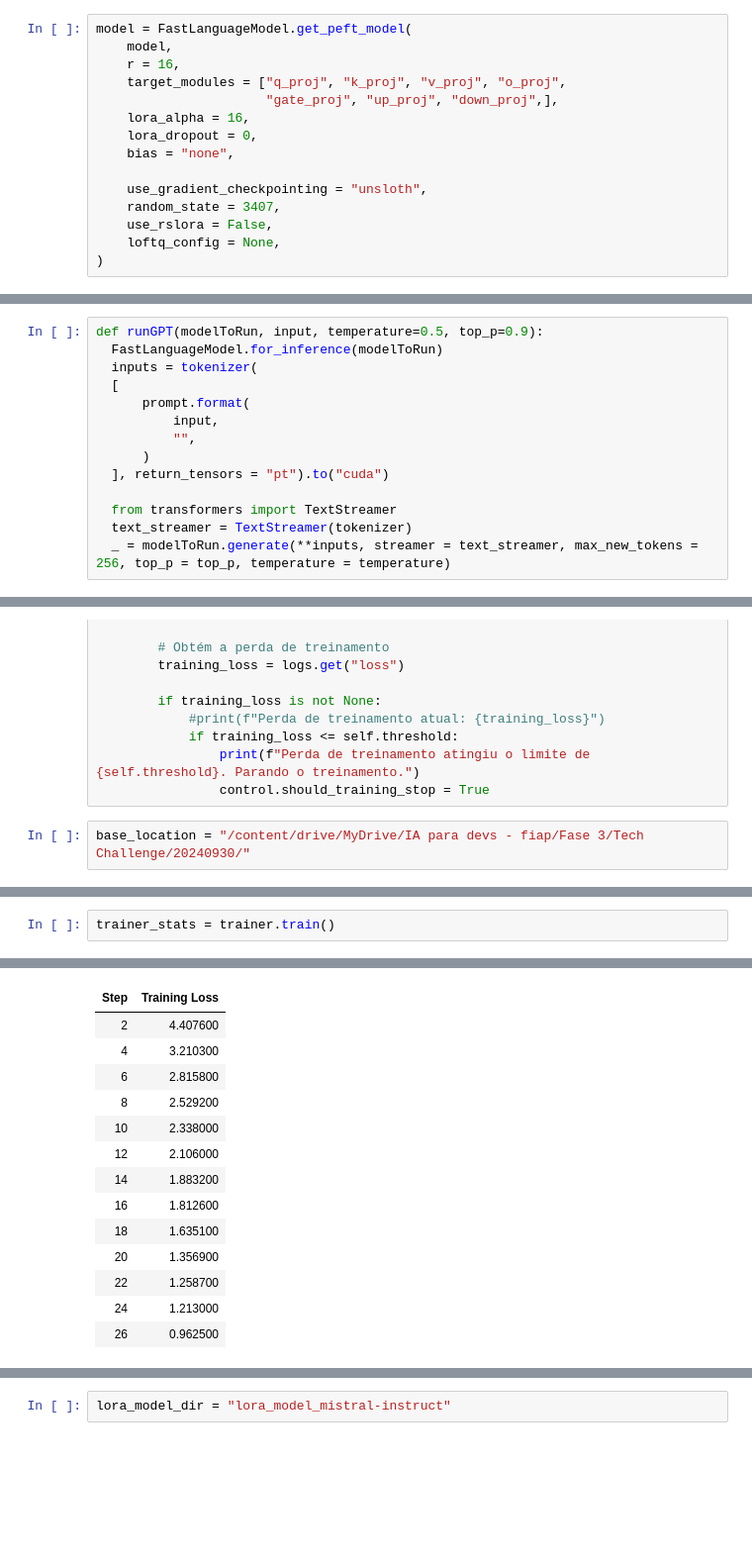
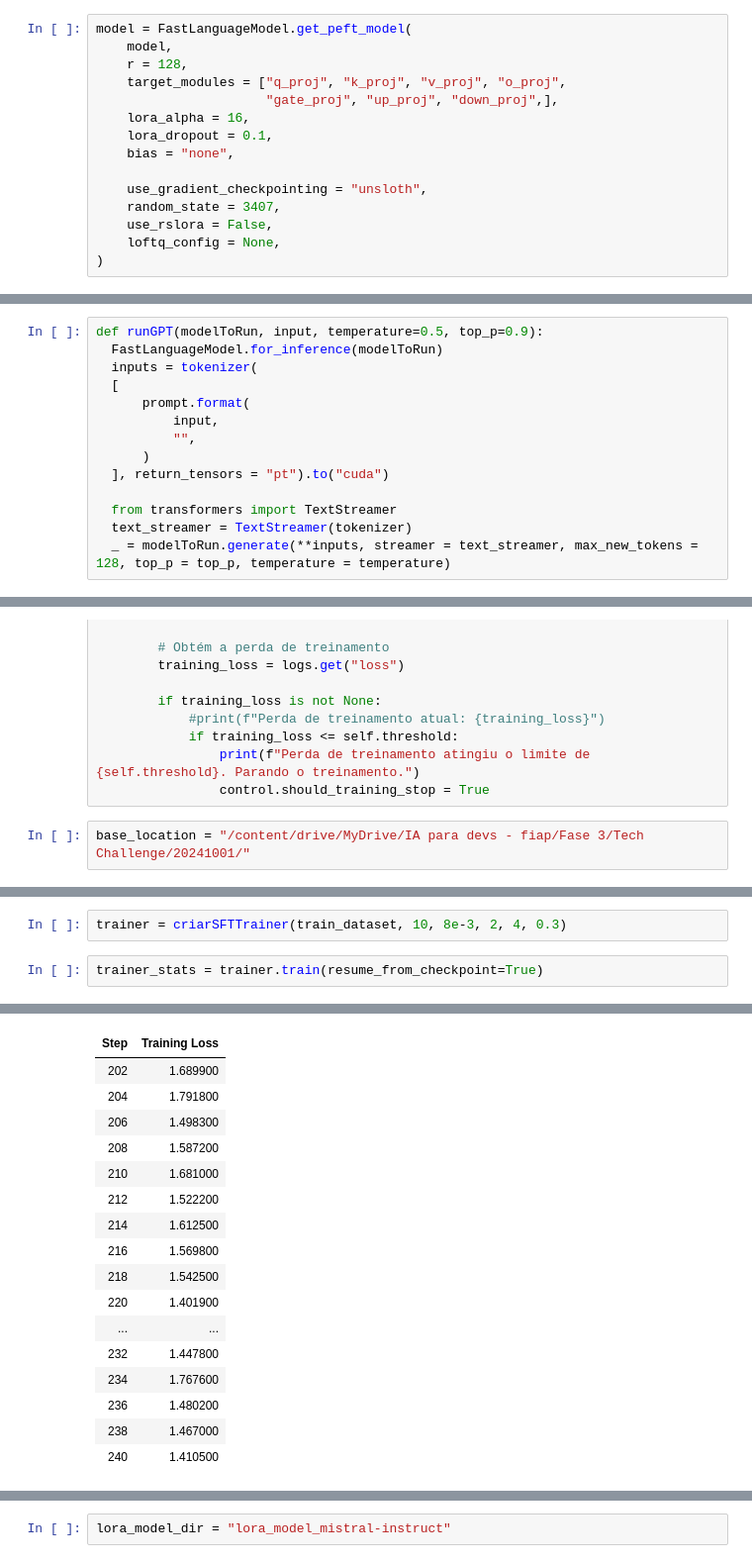
Before and after one commit to rornellas/tech-challenge-3-ia4devs, a Jupyter notebook: fine_tunning_tech_challenge_fase_3.ipynb, the cells around one changed output, grey strips where cells are left out. Shown at 99% size. Saved outputs shown, nothing was run; the diff lists cells and outputs as text; blank space fills up the shorter version.

```diff
--- a/fine_tunning_tech_challenge_fase_3.ipynb
+++ b/fine_tunning_tech_challenge_fase_3.ipynb
@@ -254,11 +244,11 @@ print(train_dataset[idx_example])
 # %%
 model = FastLanguageModel.get_peft_model(
     model,
-    r = 16,
+    r = 128,
     target_modules = ["q_proj", "k_proj", "v_proj", "o_proj",
                       "gate_proj", "up_proj", "down_proj",],
     lora_alpha = 16,
-    lora_dropout = 0,
+    lora_dropout = 0.1,
     bias = "none",
 
     use_gradient_checkpointing = "unsloth",
@@ -281,7 +273,7 @@ def runGPT(modelToRun, input, temperature=0.5, top_p=0.9):
 
   from transformers import TextStreamer
   text_streamer = TextStreamer(tokenizer)
-  _ = modelToRun.generate(**inputs, streamer = text_streamer, max_new_tokens = 256, top_p = top_p, temperature = temperature)
+  _ = modelToRun.generate(**inputs, streamer = text_streamer, max_new_tokens = 128, top_p = top_p, temperature = temperature)
 # %% [markdown]
 ## Executando antes do treino
 # %%
@@ -331,7 +322,7 @@ class EarlyStoppingByLoss(TrainerCallback):
                 print(f"Perda de treinamento atingiu o limite de {self.threshold}. Parando o treinamento.")
                 control.should_training_stop = True
 # %%
-base_location = "/content/drive/MyDrive/IA para devs - fiap/Fase 3/Tech Challenge/20240930/"
+base_location = "/content/drive/MyDrive/IA para devs - fiap/Fase 3/Tech Challenge/20241001/"
 # %%
 # a tentativa de treinar com um validation não estava dando um resultado muito legal...
 
@@ -388,4 +379,6 @@ trainer = criarSFTTrainer(train_dataset, 20, 2e-4, 4, 8, 1)
+# %%
+trainer = criarSFTTrainer(train_dataset, 10, 8e-3, 2, 4, 0.3)
 # %%
-trainer_stats = trainer.train()
+trainer_stats = trainer.train(resume_from_checkpoint=True)
 # %% [output]
 ==((====))==  Unsloth - 2x faster free finetuning | Num GPUs = 1
@@ -397,14 +390,17 @@ O^O/ \_/ \    Batch size per device = 4 | Gradient Accumulation steps = 8
 | Step | Training Loss |
-| 2 | 4.407600 |
-| 4 | 3.210300 |
-| 6 | 2.815800 |
-| 8 | 2.529200 |
-| 10 | 2.338000 |
-| 12 | 2.106000 |
-| 14 | 1.883200 |
-| 16 | 1.812600 |
-| 18 | 1.635100 |
-| 20 | 1.356900 |
-| 22 | 1.258700 |
-| 24 | 1.213000 |
-| 26 | 0.962500 |
+| 202 | 1.689900 |
+| 204 | 1.791800 |
+| 206 | 1.498300 |
+| 208 | 1.587200 |
+| 210 | 1.681000 |
+| 212 | 1.522200 |
+| 214 | 1.612500 |
+| 216 | 1.569800 |
+| 218 | 1.542500 |
+| 220 | 1.401900 |
+| ... | ... |
+| 232 | 1.447800 |
+| 234 | 1.767600 |
+| 236 | 1.480200 |
+| 238 | 1.467000 |
+| 240 | 1.410500 |
```
Also changed, not shown: parts of 18 cells of this notebook.
